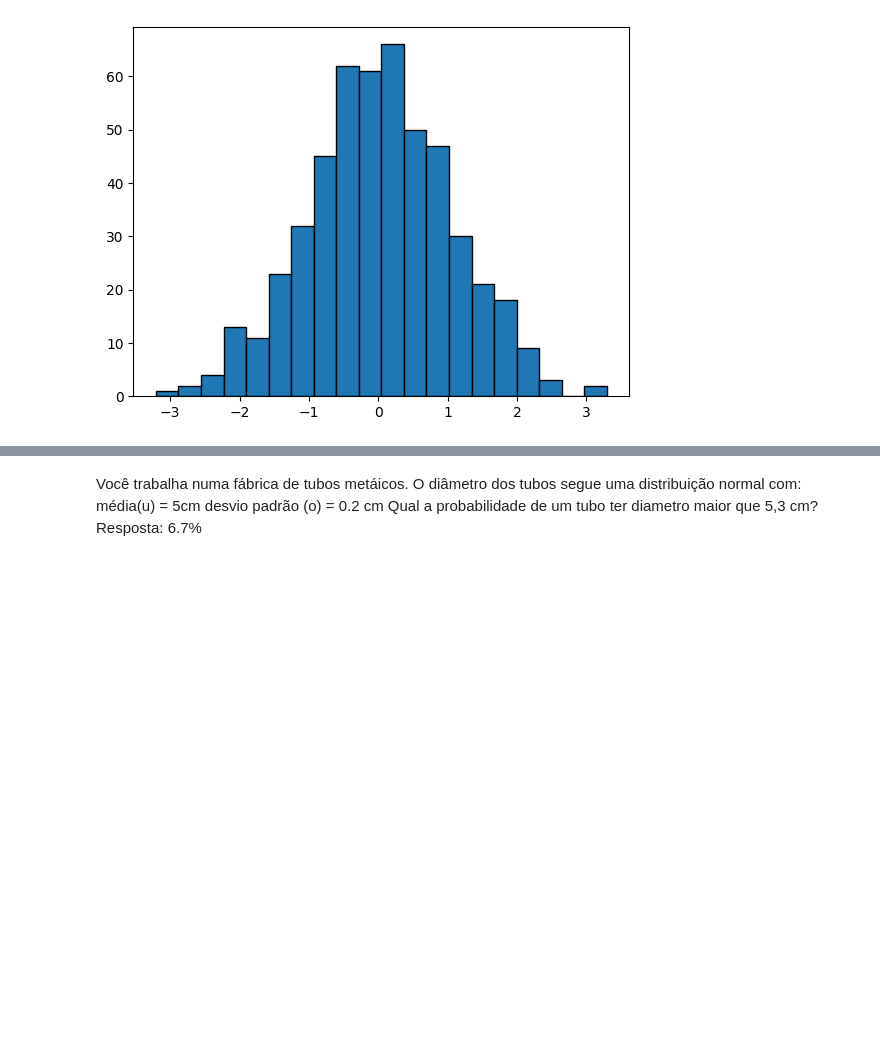
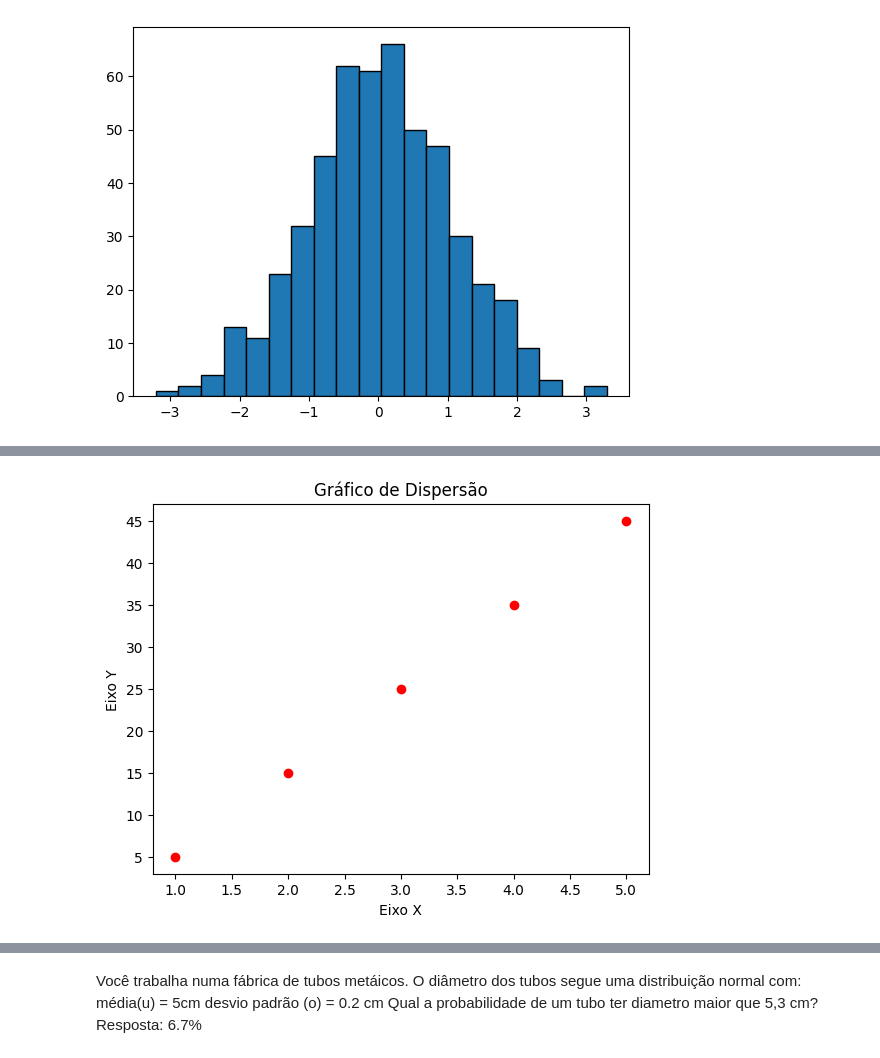
Before and after one commit to diegoc85/DataScience, a Jupyter notebook: AulasDS.ipynb, the cells around one changed output, grey strips where cells are left out. Cells and saved outputs as stored; diff of their text form; code cells hidden in the pictures; blank space fills up the shorter version.

```diff
--- a/AulasDS.ipynb
+++ b/AulasDS.ipynb
@@ -112,0 +127,10 @@ plt.show()
+# %%
+x = [1, 2, 3, 4, 5]
+y = [5, 15, 25, 35, 45]
+plt.scatter(x, y, color='red', marker='o')
+plt.xlabel("Eixo X")
+plt.ylabel("Eixo Y")
+plt.title("Gráfico de Dispersão")
+plt.show()
+# %% [output]
+[figure, added]
```
Also changed, not shown: parts of 6 cells of this notebook, 2 other files.
